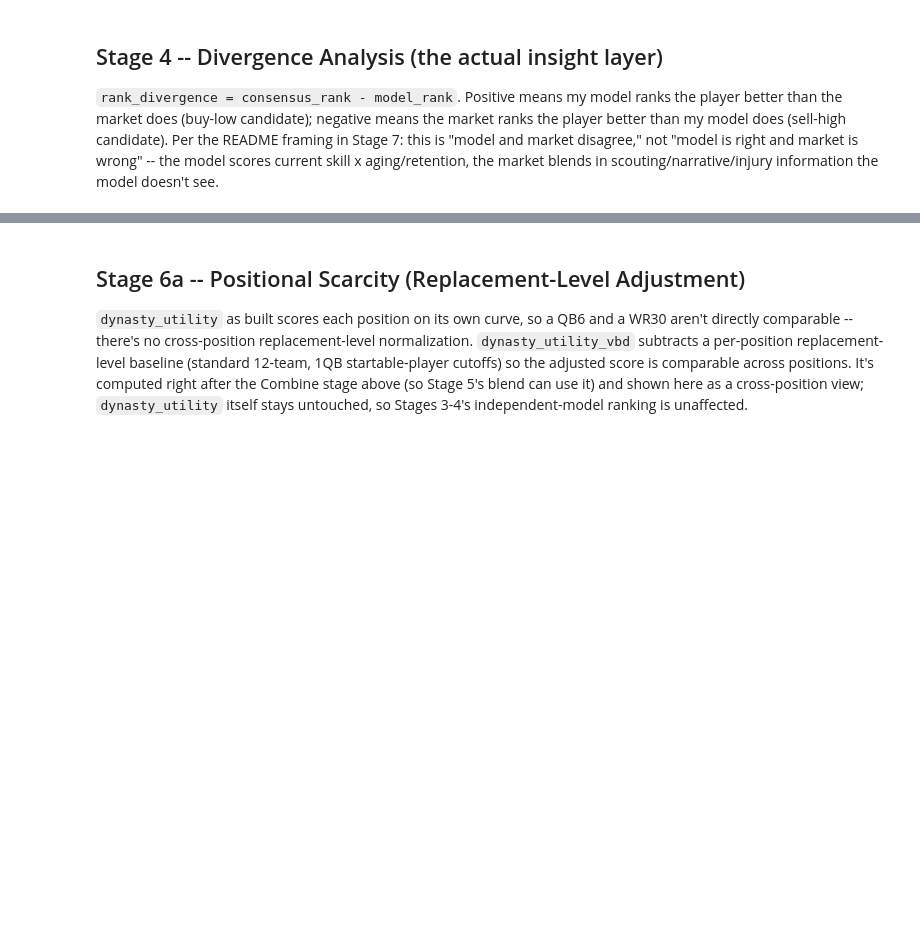
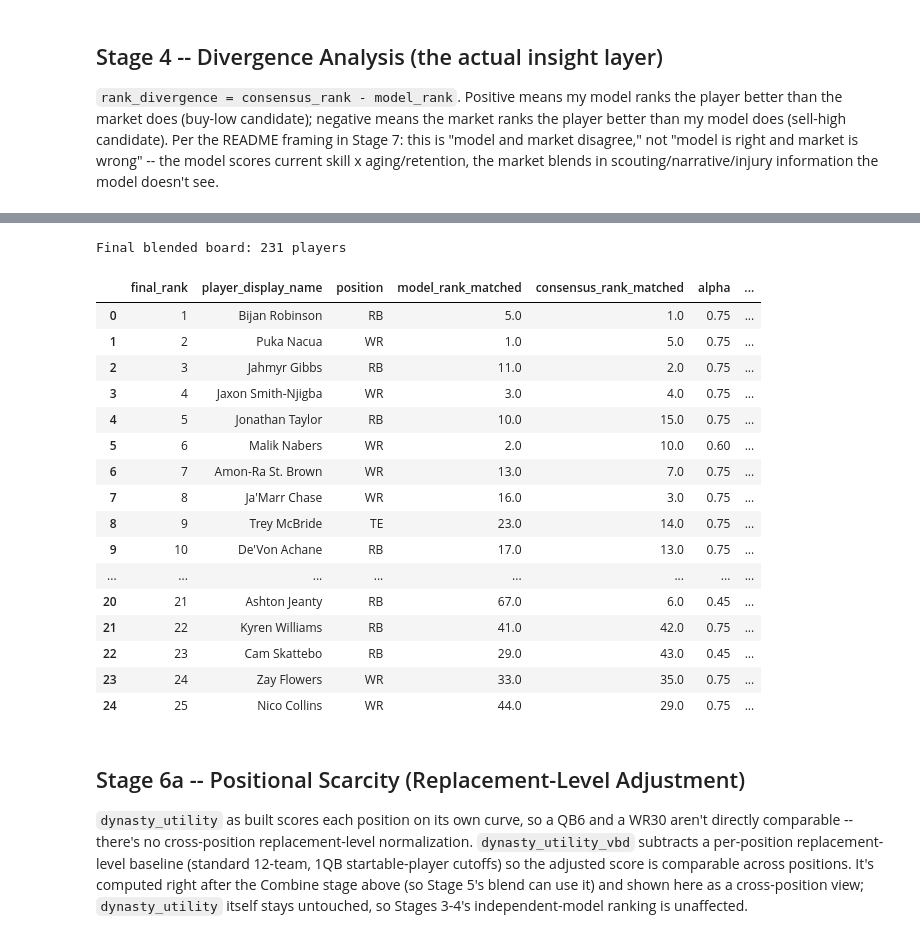
Before and after one commit to TylerWichman/Tyler_Wichman_Portfolio, a Jupyter notebook: Dynasty_Utility_Calculator/Dynasty_Utility_Calculator.ipynb, the cells around one changed output, grey strips where cells are left out. Cells and saved outputs as stored; diff of their text form; code cells hidden in the pictures; blank space fills up the shorter version.

```diff
--- a/Dynasty_Utility_Calculator/Dynasty_Utility_Calculator.ipynb
+++ b/Dynasty_Utility_Calculator/Dynasty_Utility_Calculator.ipynb
@@ -624,7 +775,10 @@ draft_picks_skill['career_start_output'] = draft_picks_skill.apply(
     lambda r: early_career_output(r['gsis_id'], r['season']), axis=1
 )
 
-rookie_prior_features = ['round', 'pick', 'age']
+# NOTE: 'season' (draft year) is included so two players from DIFFERENT draft classes who happen
+# to share the same round/pick/age don't collide on an identical prediction -- 'pick' alone resets
+# every year (pick 150 in 2023 and pick 150 in 2024 are different draft slots but the same number).
+rookie_prior_features = ['round', 'pick', 'age', 'season']
 
 train_draft = draft_picks_skill[draft_picks_skill['season'] <= TRAIN_CUTOFF_SEASON].dropna(
     subset=rookie_prior_features
@@ -653,6 +863,10 @@ covered_ids = set(qb_util['player_id']) | set(rb_util['player_id']) | set(wr_uti
 
 predict_draft_missing = predict_draft[~predict_draft['gsis_id'].isin(covered_ids)].copy()
 predict_draft_missing['age_years_approx'] = predict_draft_missing['age'] + (RANK_SEASON - predict_draft_missing['season'])
+predict_draft_missing['draft_tier'] = predict_draft_missing['round'].apply(draft_tier)
+predict_draft_missing = predict_draft_missing.merge(
+    rookie_aging_lookup[['draft_tier', 'retention_multiplier', 'exit_rate']], on='draft_tier', how='left'
+)
 
 rookie_final = pd.DataFrame({
     'player_display_name': predict_draft_missing['pfr_player_name'],
@@ -661,15 +875,15 @@ rookie_final = pd.DataFrame({
     'expected_season_points': predict_draft_missing['rookie_prior_points'],
     'age_years': predict_draft_missing['age_years_approx'],
     'wnt_bucket': 'Rookie',
-    # rookie bust/breakout risk is already baked into the training target (zero-output busts
-    # pull the average down within their draft-slot bucket) -- the aging_curve_lookup was built
-    # from established-veteran wear/decline patterns, which don't apply to a player with no NFL
-    # snaps yet, so retention/exit/age-cliff are left neutral here rather than misapplied.
-    'retention_multiplier': 1.0,
-    'exit_rate': 0.0,
+    # real empirical draft-tier retention/exit curve (see rookie_aging_lookup above) instead of a
+    # hardcoded 1.0/0.0 "zero risk" placeholder.
+    'retention_multiplier': predict_draft_missing['retention_multiplier'],
+    'exit_rate': predict_draft_missing['exit_rate'],
     'age_cliff_factor': 1.0,
-    'dynasty_utility': predict_draft_missing['rookie_prior_points'],
 })
+rookie_final['dynasty_utility'] = (
+    rookie_final['expected_season_points'] * rookie_final['retention_multiplier'] * (1 - rookie_final['exit_rate'])
+)
 
 combined = pd.concat([combined, rookie_final], ignore_index=True)
 combined = combined.sort_values('dynasty_utility', ascending=False).reset_index(drop=True)
@@ -684,6 +901,11 @@ print(f"Of those, cracked the top 250: {(top_250['wnt_bucket'] == 'Rookie').sum(
 # -- a QB6 and a WR30 aren't directly comparable -- so subtract a per-position replacement-level
 # baseline (standard 12-team, 1QB startable-player cutoffs) to get a cross-position-comparable
 # value. dynasty_utility itself (used in Stage 3/4's ranking) is left untouched.
+#
+# NOTE: the replacement-level baseline is computed from combined_skill_only (captured before the
+# rookie-prior concatenation above), not the rookie-inclusive `combined` -- using the latter would
+# let noisy draft-capital-only predictions shift the Nth-ranked-player baseline itself,
+# contaminating the scarcity adjustment for every player at that position, not just the rookies.
 REPLACEMENT_RANK = {"QB": 12, "RB": 30, "WR": 36, "TE": 12}
 
 
@@ -695,11 +917,11 @@ def replacement_level(df, pos, value_col="dynasty_utility"):
     return pos_sorted[value_col].min() if len(pos_sorted) else 0.0
 
 
-replacement_levels = {pos: replacement_level(combined, pos) for pos in REPLACEMENT_RANK}
+replacement_levels = {pos: replacement_level(combined_skill_only, pos) for pos in REPLACEMENT_RANK}
 combined["dynasty_utility_vbd"] = combined.apply(
     lambda r: r["dynasty_utility"] - replacement_levels[r["position"]], axis=1
 )
 top_250["dynasty_utility_vbd"] = combined.loc[top_250.index, "dynasty_utility_vbd"]
 
-print("Replacement-level dynasty_utility by position:", replacement_levels)
+print("Replacement-level dynasty_utility by position (skill-model players only):", replacement_levels)
 print("dynasty_utility_vbd attached to combined + top_250")
@@ -910,33 +1203,54 @@ def alpha_for(seasons):
     elif seasons == 2:
         return 0.6
     elif seasons == 1:
         return 0.45
     else:
         return 0.3  # rookie / no qualifying NFL sample
 
 
 matched["alpha"] = matched["seasons_seen"].apply(alpha_for)
 matched["blended_percentile_within"] = (
     matched["alpha"] * matched["model_utility_percentile"]
     + (1 - matched["alpha"]) * matched["consensus_percentile_matched"]
 )
 
 # Re-project the blended within-position percentile onto the position's own consensus_value
 # distribution -- a single real, cross-position comparable currency -- instead of sorting a
 # manufactured position-blind percentile/magnitude directly.
 def percentile_to_market_value(group):
     pct = (group["blended_percentile_within"] / 100.0).clip(0, 1)
     return pd.Series(np.quantile(group["consensus_value"], pct), index=group.index)
 
 
 matched["final_dynasty_value"] = matched.groupby("position", group_keys=False).apply(percentile_to_market_value)
 
 final_board = matched.sort_values("final_dynasty_value", ascending=False).reset_index(drop=True)
 final_board.insert(0, "final_rank", final_board.index + 1)
 
+final_board.to_csv("full_board_export.csv", index=False)
+
 print(f"Final blended board: {len(final_board)} players")
 final_board[["final_rank", "player_display_name", "position", "model_rank_matched",
              "consensus_rank_matched", "alpha", "final_dynasty_value"]].head(25)
+# %% [output]
+Final blended board: 231 players
+|  | final_rank | player_display_name | position | model_rank_matched | consensus_rank_matched | alpha | ... |
+| 0 | 1 | Bijan Robinson | RB | 5.0 | 1.0 | 0.75 | ... |
+| 1 | 2 | Puka Nacua | WR | 1.0 | 5.0 | 0.75 | ... |
+| 2 | 3 | Jahmyr Gibbs | RB | 11.0 | 2.0 | 0.75 | ... |
+| 3 | 4 | Jaxon Smith-Njigba | WR | 3.0 | 4.0 | 0.75 | ... |
+| 4 | 5 | Jonathan Taylor | RB | 10.0 | 15.0 | 0.75 | ... |
+| 5 | 6 | Malik Nabers | WR | 2.0 | 10.0 | 0.60 | ... |
+| 6 | 7 | Amon-Ra St. Brown | WR | 13.0 | 7.0 | 0.75 | ... |
+| 7 | 8 | Ja'Marr Chase | WR | 16.0 | 3.0 | 0.75 | ... |
+| 8 | 9 | Trey McBride | TE | 23.0 | 14.0 | 0.75 | ... |
+| 9 | 10 | De'Von Achane | RB | 17.0 | 13.0 | 0.75 | ... |
+| ... | ... | ... | ... | ... | ... | ... | ... |
+| 20 | 21 | Ashton Jeanty | RB | 67.0 | 6.0 | 0.45 | ... |
+| 21 | 22 | Kyren Williams | RB | 41.0 | 42.0 | 0.75 | ... |
+| 22 | 23 | Cam Skattebo | RB | 29.0 | 43.0 | 0.45 | ... |
+| 23 | 24 | Zay Flowers | WR | 33.0 | 35.0 | 0.75 | ... |
+| 24 | 25 | Nico Collins | WR | 44.0 | 29.0 | 0.75 | ... |
 # %% [markdown]
 ## Stage 6a -- Positional Scarcity (Replacement-Level Adjustment)
 
```
Also changed, not shown: parts of 33 cells of this notebook, 6 other files.
